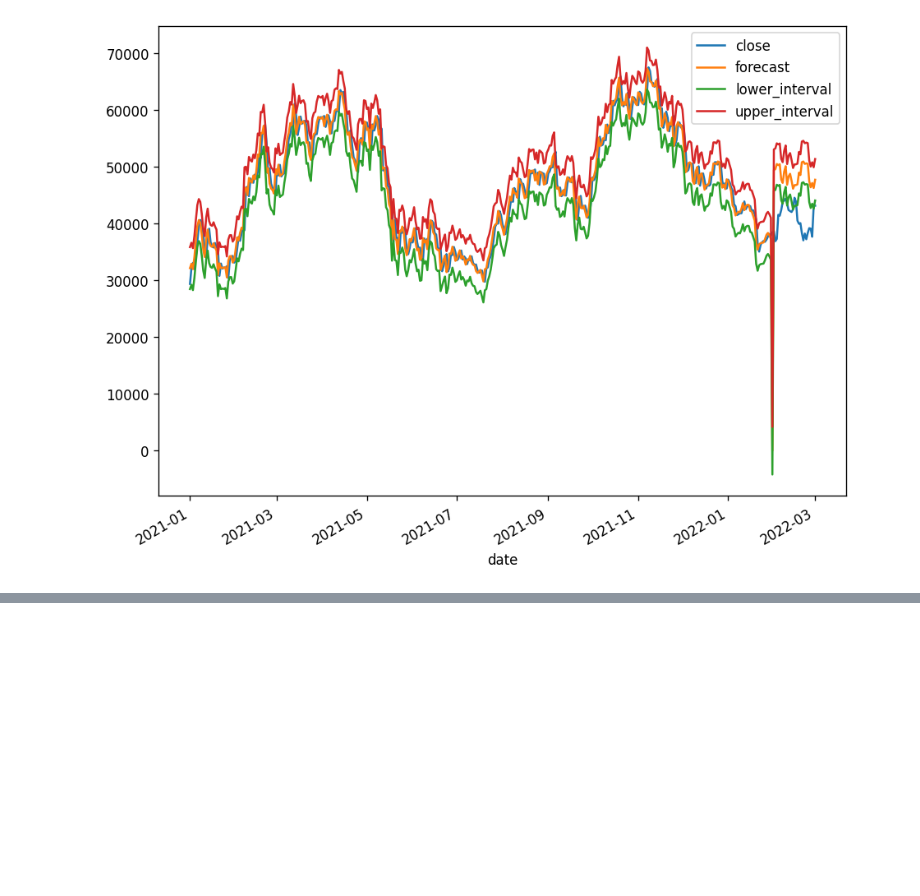
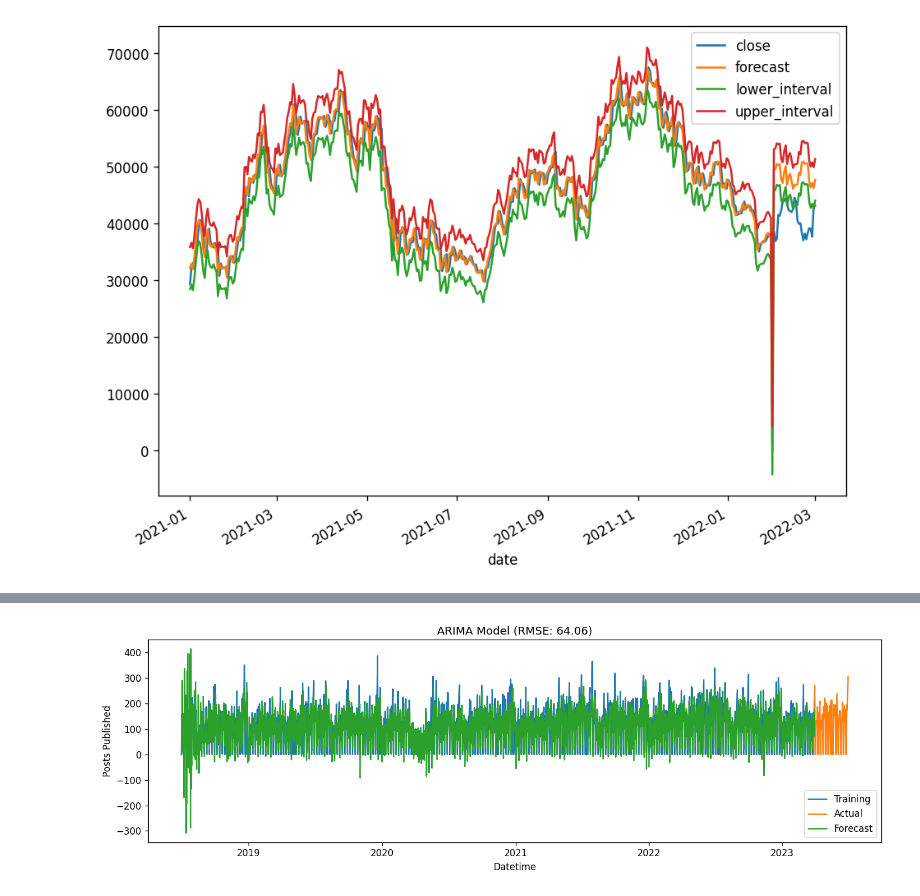
Before and after one commit to waheb-1988/Arima_model, a Jupyter notebook: models/arima_model_build_france.ipynb, the cells around one changed output, grey strips where cells are left out. Saved outputs shown, nothing was run; the diff lists cells and outputs as text; code cells hidden in the pictures; blank space fills up the shorter version.

```diff
--- a/models/arima_model_build_france.ipynb
+++ b/models/arima_model_build_france.ipynb
@@ -552,0 +696,11 @@ final.plot()
+# %%
+forecast = output.predict(0,(train.shape[0])-1).to_frame(name="forecast")
+forecast
+#forecast = inv_boxcox(forecast, lam)
+forecast["date"]=train.index
+
+forecast = forecast.set_index('date')
+arima_rmse = mean_squared_error(train, forecast, squared=False)
+plot_forecast(forecast, 'ARIMA Model', arima_rmse)
+# %% [output]
+[figure, added]
```
Also changed, not shown: parts of 33 cells of this notebook, 1 other file.
